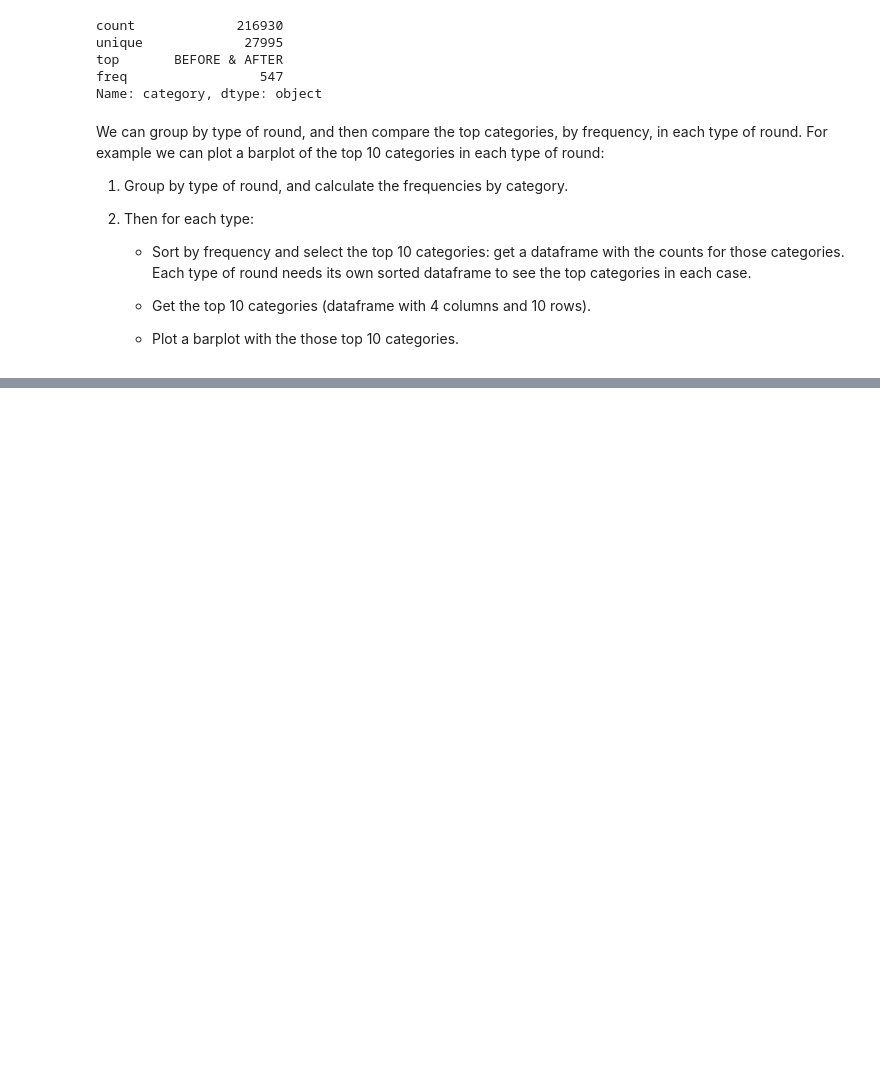
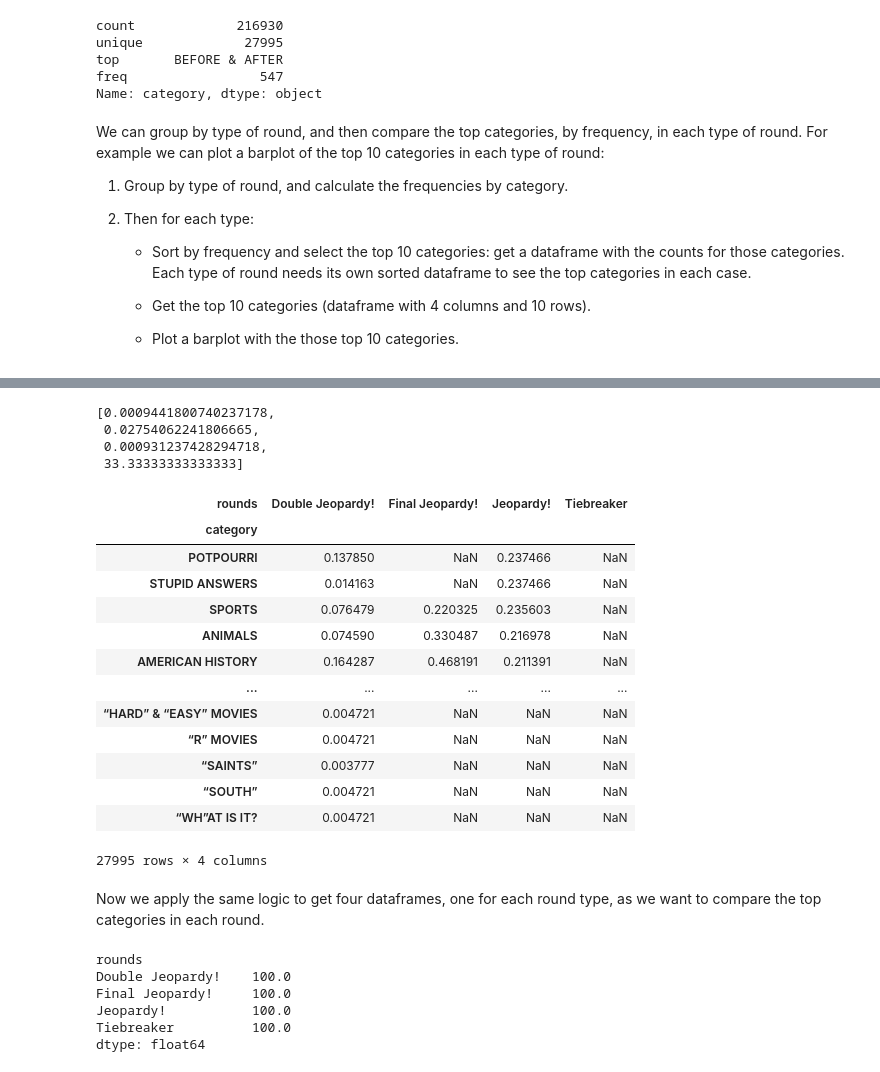
Before and after one commit to doriona/codecademy_data_manipulation_pandas, a Jupyter notebook: Data_Manipulation_Pandas_Jeopardy_Project.ipynb, the cells around one changed output, grey strips where cells are left out. Cells and saved outputs as stored; diff of their text form; code cells hidden in the pictures; blank space fills up the shorter version.

```diff
--- a/Data_Manipulation_Pandas_Jeopardy_Project.ipynb
+++ b/Data_Manipulation_Pandas_Jeopardy_Project.ipynb
@@ -571,4 +582,9 @@ We can group by type of round, and then compare the top categories, by frequency
        + Plot a barplot with the those top 10 categories.
 # %%
 categories_by_round = jeopardy_data.groupby(['rounds']).category.value_counts().unstack(0)
+# %%
+top_categories = {round: categories_by_round.sort_values(round,
+                                           axis = 0,
+                                           ascending=False)
+                  for round in round_type}
 # %%
@@ -589,0 +643,32 @@ for round in round_type:
+# %%
+multiplier = [ (1/questions_in_rounds[round])*100 for round in round_type]
+multiplier
+# %% [output]
+[0.0009441800740237178,
+ 0.02754062241806665,
+ 0.000931237428294718,
+ 33.33333333333333]
+# %%
+# Check the conversion for one type of round
+categories_by_round.sort_values(
+    'Jeopardy!',
+    axis = 0,
+    ascending = False)\
+.multiply(multiplier)
+# %% [output]
+| rounds | Double Jeopardy! | Final Jeopardy! | Jeopardy! | Tiebreaker |
+| category |  |  |  |  |
+| POTPOURRI | 0.137850 | NaN | 0.237466 | NaN |
+| STUPID ANSWERS | 0.014163 | NaN | 0.237466 | NaN |
+| SPORTS | 0.076479 | 0.220325 | 0.235603 | NaN |
+| ANIMALS | 0.074590 | 0.330487 | 0.216978 | NaN |
+| AMERICAN HISTORY | 0.164287 | 0.468191 | 0.211391 | NaN |
+| ... | ... | ... | ... | ... |
+| “HARD” & “EASY” MOVIES | 0.004721 | NaN | NaN | NaN |
+| “R” MOVIES | 0.004721 | NaN | NaN | NaN |
+| “SAINTS” | 0.003777 | NaN | NaN | NaN |
+| “SOUTH” | 0.004721 | NaN | NaN | NaN |
+| “WH”AT IS IT? | 0.004721 | NaN | NaN | NaN |
+27995 rows × 4 columns
+# %% [markdown]
+Now we apply the same logic to get four dataframes, one for each round type, as we want to compare the top categories in each round.
@@ -589,0 +683,10 @@ for round in round_type:
+# %%
+# Check the logic for one ot the dataframes... all columns should sum 100%
+top_categories_percent['Double Jeopardy!'].sum()
+# %% [output]
+rounds
+Double Jeopardy!    100.0
+Final Jeopardy!     100.0
+Jeopardy!           100.0
+Tiebreaker          100.0
+dtype: float64
```
Also changed, not shown: parts of 22 cells of this notebook.
